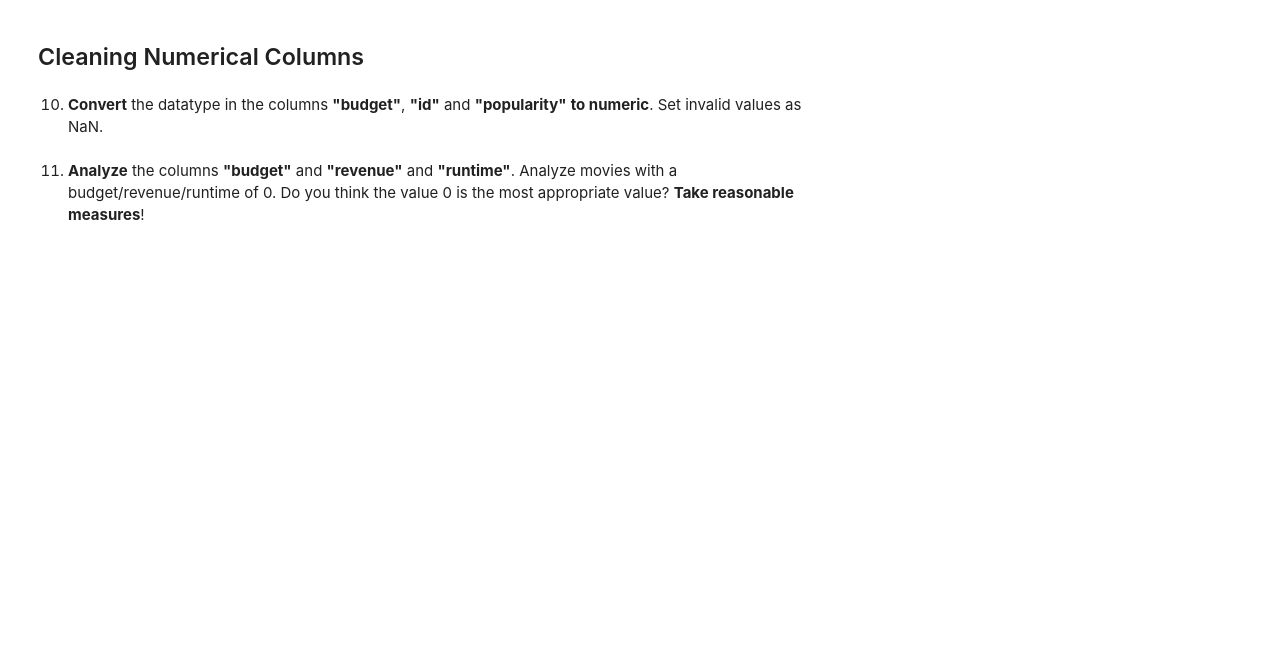
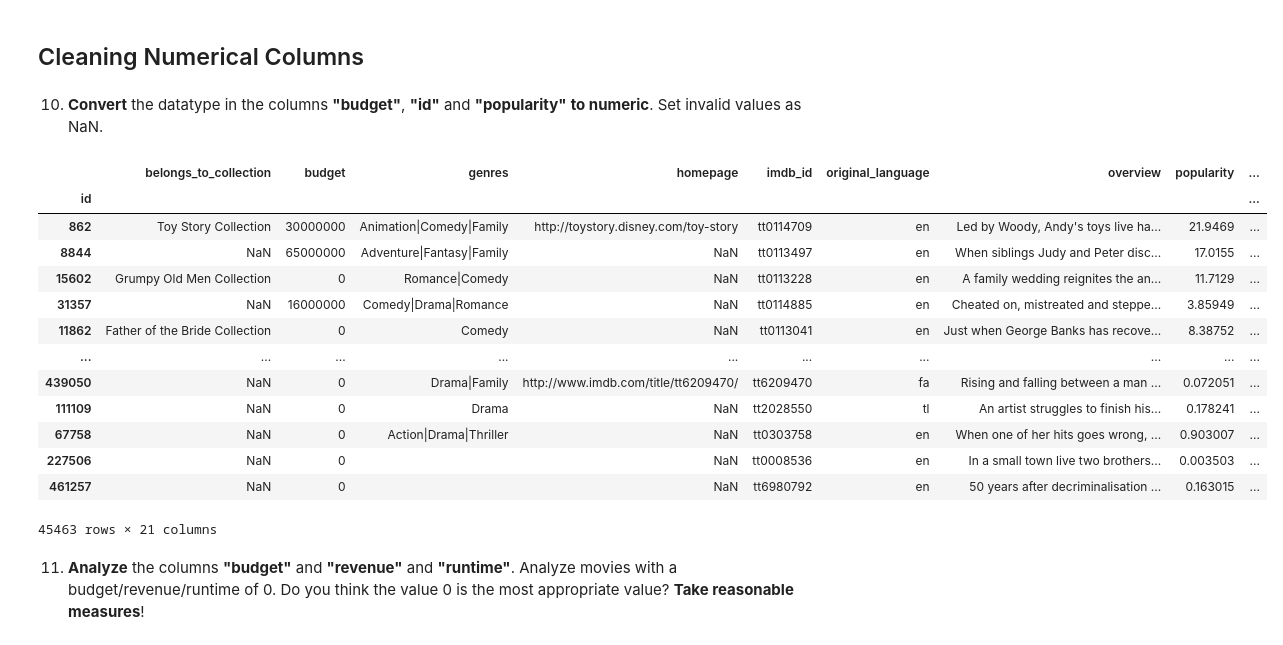
Before and after one commit to qviet1602/Python_project, a Jupyter notebook: Project_03_Materials/Project_03_ProjectBrief_blank_2ndpractice.ipynb, the cells around one changed output. Cells and saved outputs as stored; diff of their text form; code cells hidden in the pictures; blank space fills up the shorter version.

```diff
--- a/Project_03_Materials/Project_03_ProjectBrief_blank_2ndpractice.ipynb
+++ b/Project_03_Materials/Project_03_ProjectBrief_blank_2ndpractice.ipynb
@@ -181,5 +184,14 @@ Name: production_countries, Length: 45463, dtype: object
 # %% [markdown]
 8. __Extract__ all __production companies names__ from the column "production_companies" and __overwrite__ "production_companies". If a movie has more than one production company, __seperate production companies by a pipe__ "|".<br>
 For example: The value in the first row (Toy Story) should be 'Pixar Animation Studios'
+# %%
+movies.production_companies = movies.production_companies.map(ast.literal_eval, na_action = 'ignore')
+# %%
+movies['production_companies'] = flatten(movies,'production_companies')
 # %% [markdown]
 9. __Inspect__ all columns above with value_counts(). Do you see anything strange? __Take reasonable measures__!
+# %%
+movies['production_countries'].replace("", np.nan, inplace =True)
+movies['production_companies'].replace("", np.nan, inplace =True)
+movies['spoken_languages'].replace("", np.nan, inplace =True)
+movies.budget.value_counts()
@@ -187,3 +216,23 @@ For example: The value in the first row (Toy Story) should be 'Pixar Animation S
 ## Cleaning Numerical Columns
 # %% [markdown]
 10. __Convert__ the datatype in the columns __"budget"__, __"id"__ and __"popularity"__ __to numeric__. Set invalid values as NaN.
+# %%
+movies['budget'] = pd.to_numeric(movies.budget, errors = 'coerce')
+# %%
+movies['id']= pd.to_numeric(movies.index, errors = 'coerce')
+movies.set_index(keys='id')
+# %% [output]
+|  | belongs_to_collection | budget | genres | homepage | imdb_id | original_language | overview | popularity | ... |
+| id |  |  |  |  |  |  |  |  | ... |
+| 862 | Toy Story Collection | 30000000 | Animation|Comedy|Family | http://toystory.disney.com/toy-story | tt0114709 | en | Led by Woody, Andy's toys live ha... | 21.9469 | ... |
+| 8844 | NaN | 65000000 | Adventure|Fantasy|Family | NaN | tt0113497 | en | When siblings Judy and Peter disc... | 17.0155 | ... |
+| 15602 | Grumpy Old Men Collection | 0 | Romance|Comedy | NaN | tt0113228 | en | A family wedding reignites the an... | 11.7129 | ... |
+| 31357 | NaN | 16000000 | Comedy|Drama|Romance | NaN | tt0114885 | en | Cheated on, mistreated and steppe... | 3.85949 | ... |
+| 11862 | Father of the Bride Collection | 0 | Comedy | NaN | tt0113041 | en | Just when George Banks has recove... | 8.38752 | ... |
+| ... | ... | ... | ... | ... | ... | ... | ... | ... | ... |
+| 439050 | NaN | 0 | Drama|Family | http://www.imdb.com/title/tt6209470/ | tt6209470 | fa | Rising and falling between a man ... | 0.072051 | ... |
+| 111109 | NaN | 0 | Drama | NaN | tt2028550 | tl | An artist struggles to finish his... | 0.178241 | ... |
+| 67758 | NaN | 0 | Action|Drama|Thriller | NaN | tt0303758 | en | When one of her hits goes wrong, ... | 0.903007 | ... |
+| 227506 | NaN | 0 |  | NaN | tt0008536 | en | In a small town live two brothers... | 0.003503 | ... |
+| 461257 | NaN | 0 |  | NaN | tt6980792 | en | 50 years after decriminalisation ... | 0.163015 | ... |
+45463 rows × 21 columns
```
Also changed, not shown: parts of 40 cells of this notebook, 1 other file.
